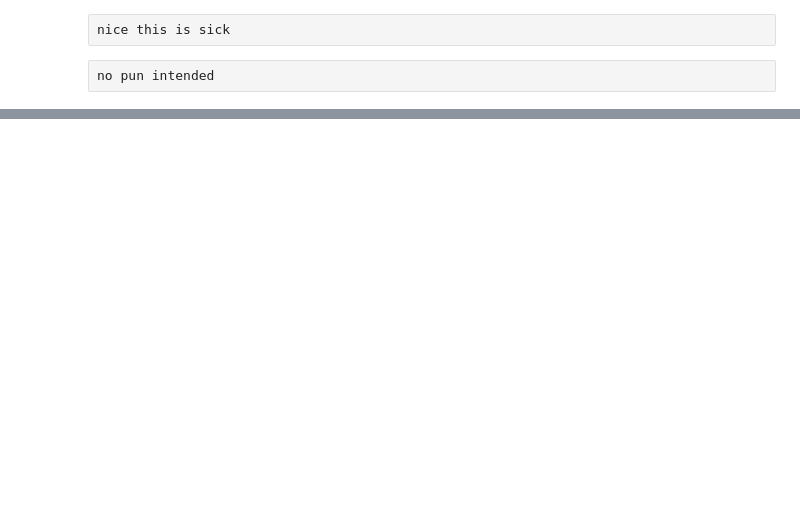
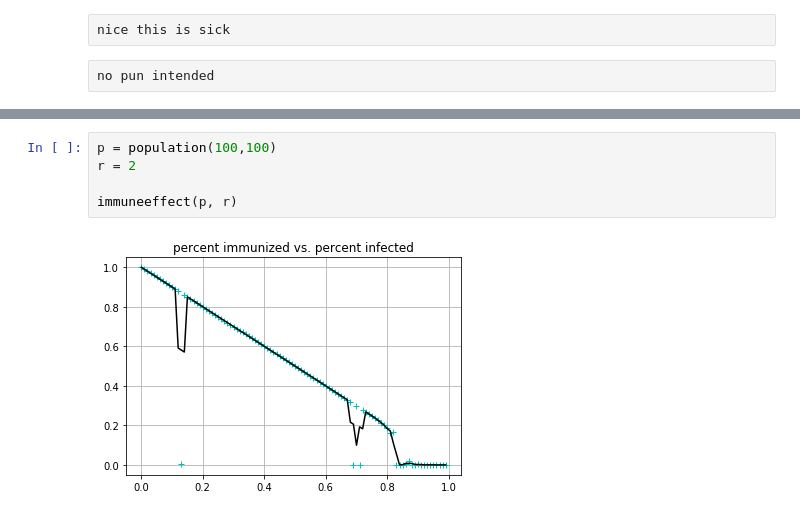
Before and after one commit to eekraus/PHYS250, a Jupyter notebook: final-project-eekraus/project.ipynb, the cells around one changed output, grey strips where cells are left out. Cells and saved outputs as stored; diff of their text form; blank space fills up the shorter version.

```diff
--- a/final-project-eekraus/project.ipynb
+++ b/final-project-eekraus/project.ipynb
@@ -902,0 +1029,7 @@ idk why exactly the far edges aren't interacting but neat i'm gonna start puttin
+# %%
+p = population(100,100)
+r = 2
+
+immuneeffect(p, r)
+# %% [output]
+[figure, added]
```
Also changed, not shown: parts of 23 cells of this notebook.
